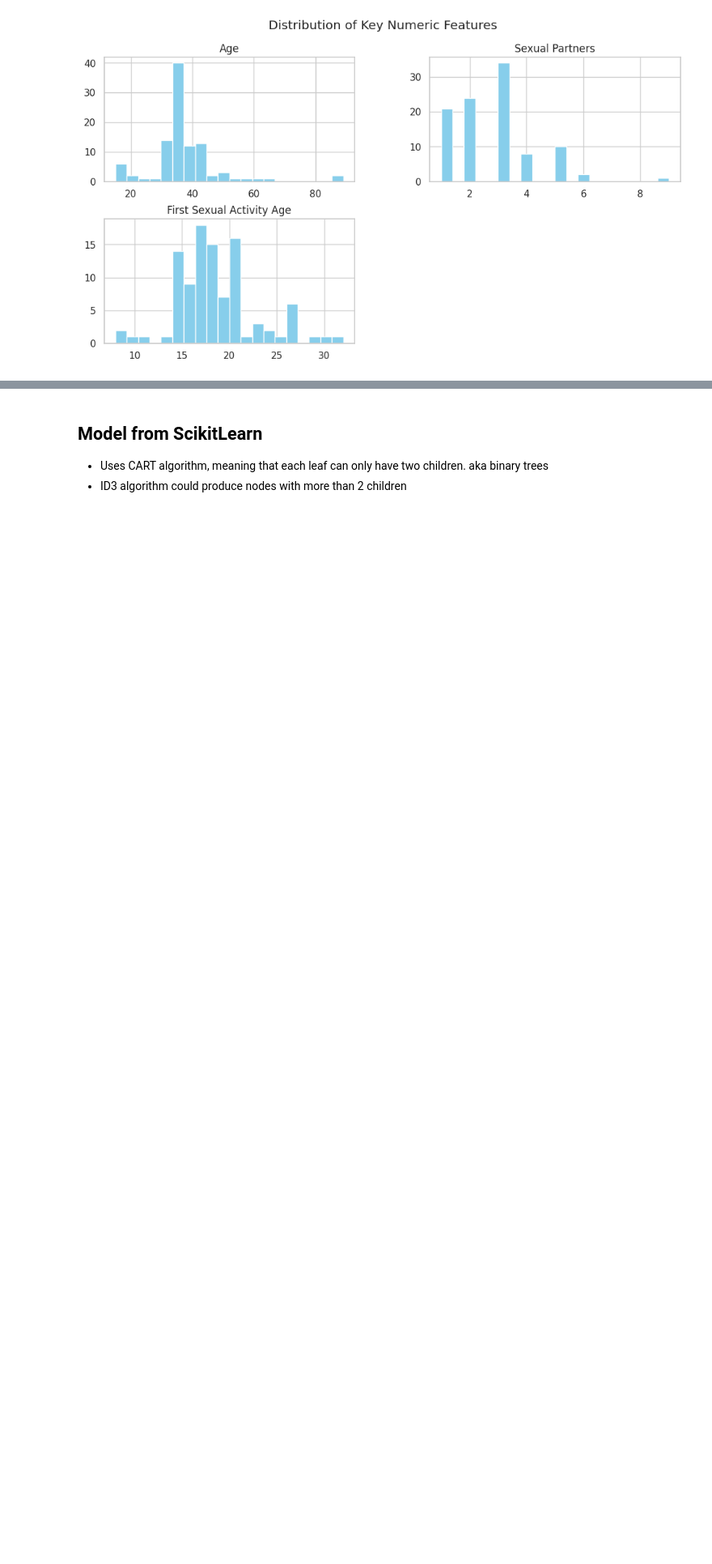
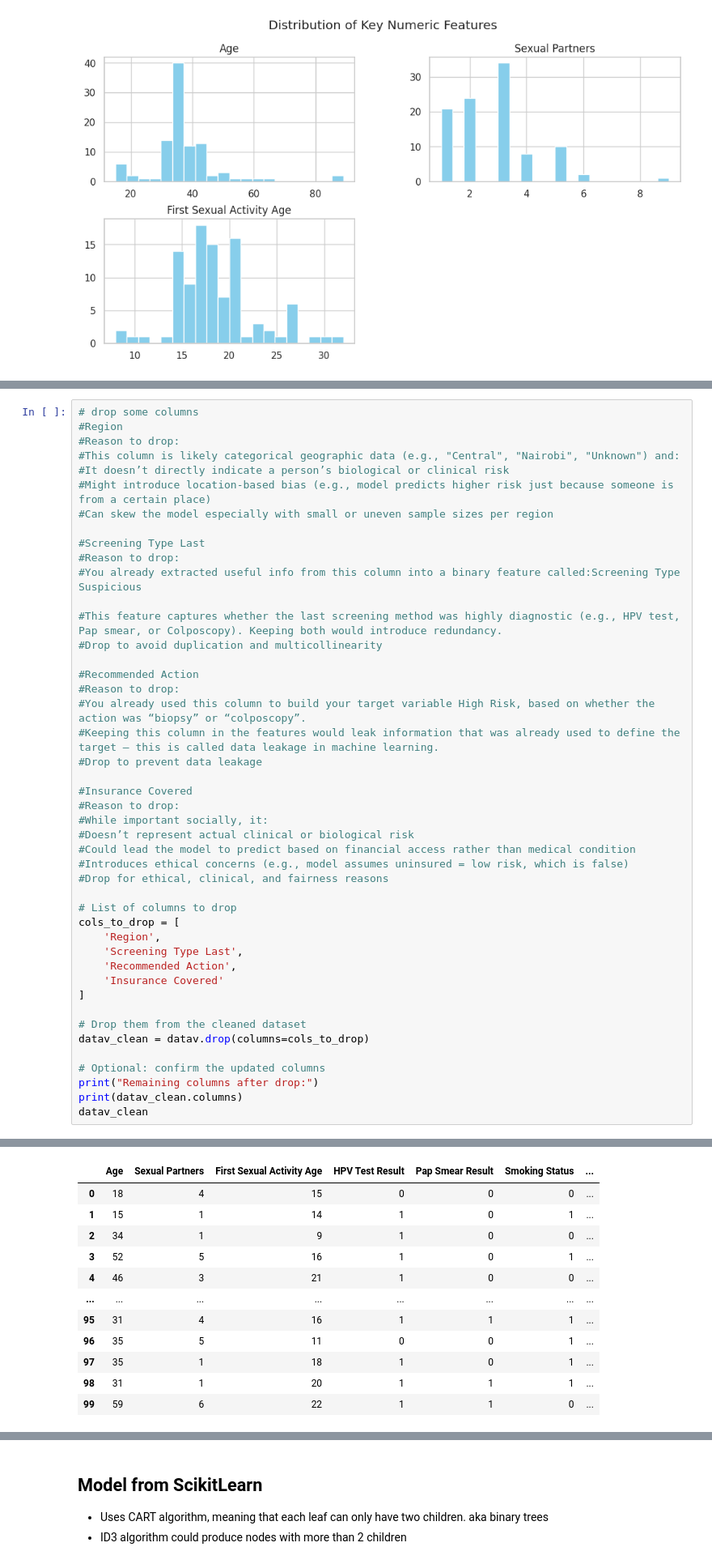
Before and after one commit to Anne-Okingo/Code_Ssipers_Afya_Kuu, a Jupyter notebook: Predicting_breast_cancer_with_decision_trees (2).ipynb, the cells around one changed output, grey strips where cells are left out. Shown at 81% size. Cells and saved outputs as stored; diff of their text form; blank space fills up the shorter version.

```diff
--- a/Predicting_breast_cancer_with_decision_trees (2).ipynb
+++ b/Predicting_breast_cancer_with_decision_trees (2).ipynb
@@ -966,0 +835,46 @@ y = data['diagnosis'].values
+# %%
+# drop some columns
+#Region
+#Reason to drop:
+#This column is likely categorical geographic data (e.g., "Central", "Nairobi", "Unknown") and:
+#It doesn’t directly indicate a person’s biological or clinical risk
+#Might introduce location-based bias (e.g., model predicts higher risk just because someone is from a certain place)
+#Can skew the model especially with small or uneven sample sizes per region
+
+#Screening Type Last
+#Reason to drop:
+#You already extracted useful info from this column into a binary feature called:Screening Type Suspicious
+
+#This feature captures whether the last screening method was highly diagnostic (e.g., HPV test, Pap smear, or Colposcopy). Keeping both would introduce redundancy.
+#Drop to avoid duplication and multicollinearity
+
+#Recommended Action
+#Reason to drop:
+#You already used this column to build your target variable High Risk, based on whether the action was “biopsy” or “colposcopy”.
+#Keeping this column in the features would leak information that was already used to define the target — this is called data leakage in machine learning.
+#Drop to prevent data leakage
+
+#Insurance Covered
+#Reason to drop:
+#While important socially, it:
+#Doesn’t represent actual clinical or biological risk
+#Could lead the model to predict based on financial access rather than medical condition
+#Introduces ethical concerns (e.g., model assumes uninsured = low risk, which is false)
+#Drop for ethical, clinical, and fairness reasons
+
+# List of columns to drop
+cols_to_drop = [
+    'Region',
+    'Screening Type Last',
+    'Recommended Action',
+    'Insurance Covered'
+]
+
+# Drop them from the cleaned dataset
+datav_clean = datav.drop(columns=cols_to_drop)
+
+# Optional: confirm the updated columns
+print("Remaining columns after drop:")
+print(datav_clean.columns)
+datav_clean
+# %% [output]
@@ -966,0 +886,12 @@ y = data['diagnosis'].values
+|  | Age | Sexual Partners | First Sexual Activity Age | HPV Test Result | Pap Smear Result | Smoking Status | ... |
+| 0 | 18 | 4 | 15 | 0 | 0 | 0 | ... |
+| 1 | 15 | 1 | 14 | 1 | 0 | 1 | ... |
+| 2 | 34 | 1 | 9 | 1 | 0 | 0 | ... |
+| 3 | 52 | 5 | 16 | 1 | 0 | 1 | ... |
+| 4 | 46 | 3 | 21 | 1 | 0 | 0 | ... |
+| ... | ... | ... | ... | ... | ... | ... | ... |
+| 95 | 31 | 4 | 16 | 1 | 1 | 1 | ... |
+| 96 | 35 | 5 | 11 | 0 | 0 | 1 | ... |
+| 97 | 35 | 1 | 18 | 1 | 0 | 1 | ... |
+| 98 | 31 | 1 | 20 | 1 | 1 | 1 | ... |
+| 99 | 59 | 6 | 22 | 1 | 1 | 0 | ... |
```
Also changed, not shown: parts of 20 cells of this notebook.
